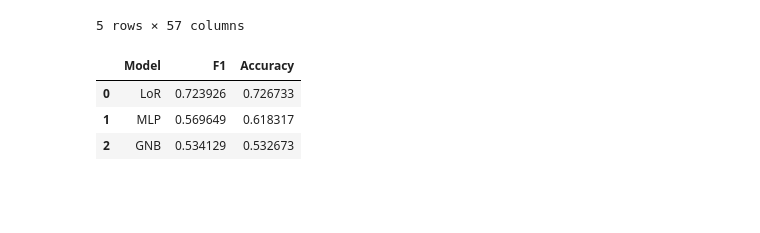
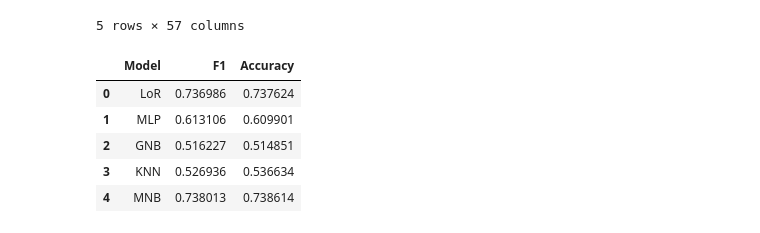
Before and after one commit to Muaz23-star/Engg2112-, a Jupyter notebook: Group Assignment.ipynb, the cells around one changed output. Cells and saved outputs as stored; diff of their text form; code cells hidden in the pictures; blank space fills up the shorter version.

```diff
--- a/Group Assignment.ipynb
+++ b/Group Assignment.ipynb
@@ -256,36 +259,47 @@ LoR = LogisticRegression(max_iter = 1000)
 LoR.fit(X_train, y_train)
 
 # Build the MLP model
-MLP = MLPClassifier(max_iter = 500, random_state = 2112)
+MLP = MLPClassifier(max_iter = 1000, random_state = 2112)
 MLP.fit(X_train, y_train)
 
 # Build the GNB model
 GNB = GaussianNB()
 GNB.fit(X_train, y_train)
 
+# Build the KNN model
+KNN = KNeighborsClassifier()
+KNN.fit(X_train, y_train)
+
+# Build the MNB model
+MNB = MultinomialNB()
+MNB.fit(X_train, y_train)
+
+
 # Create the result dataframe here
-result = pd.DataFrame(data = {"Model":["LoR", "MLP", "GNB"], "F1":[0, 0, 0], "Accuracy":[0, 0, 0]}, index=[0, 1, 2])
+result = pd.DataFrame(data = {"Model":["LoR", "MLP", "GNB", "KNN", "MNB"], "F1":[0, 0, 0, 0, 0], "Accuracy":[0, 0, 0, 0, 0]}, index=[0, 1, 2, 3, 4])
 n = 0
 
 # Predict the target and evaluate the algorithms
-for i in [LoR, MLP, GNB]:
+for i in [LoR, MLP, GNB, KNN, MNB]:
 
     y_pred = i.predict(X_test)
 
     # Obtain the evaluations of the predictions
     acc = accuracy_score(y_test, y_pred)
     f1 = f1_score(y_test, y_pred,average='weighted')
 
     # Store the evaluations in the dataframe
     result.at[n,'Accuracy'] = acc
     result.at[n, 'F1'] = f1
 
     # Update index
     n = n + 1
 
 result
 # %% [output]
 |  | Model | F1 | Accuracy |
-| 0 | LoR | 0.723926 | 0.726733 |
-| 1 | MLP | 0.569649 | 0.618317 |
-| 2 | GNB | 0.534129 | 0.532673 |
+| 0 | LoR | 0.736986 | 0.737624 |
+| 1 | MLP | 0.613106 | 0.609901 |
+| 2 | GNB | 0.516227 | 0.514851 |
+| 3 | KNN | 0.526936 | 0.536634 |
+| 4 | MNB | 0.738013 | 0.738614 |
```
Also changed, not shown: parts of 2 cells of this notebook.
